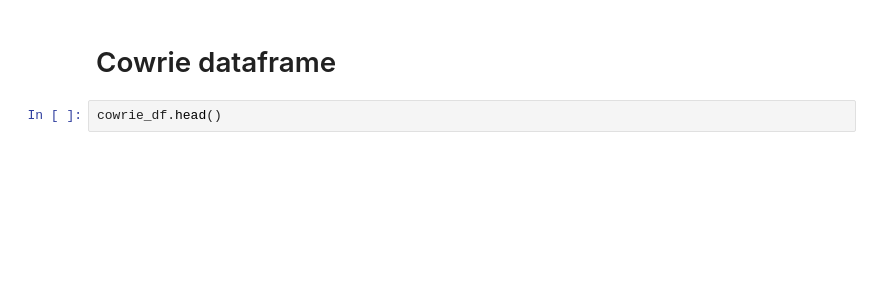
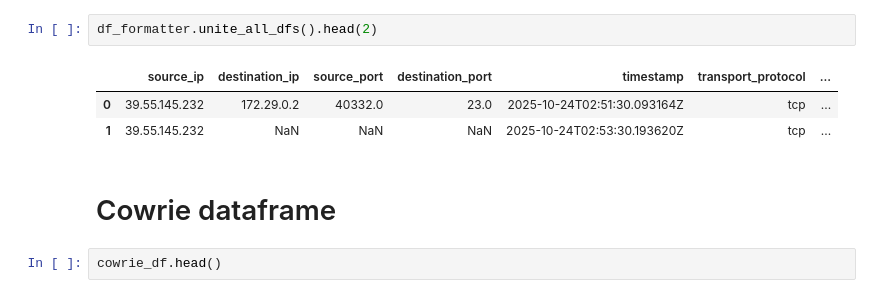
Before and after one commit to francescacraievich/real-time-cyber-anomaly-detection, a Jupyter notebook: df_summary.ipynb, the cells around one changed output. Cells and saved outputs as stored; diff of their text form; blank space fills up the shorter version.

```diff
--- a/df_summary.ipynb
+++ b/df_summary.ipynb
@@ -33,3 +118,9 @@ df_formatter.cowrie_df.head(10)
+# %%
+df_formatter.unite_all_dfs().head(2)
+# %% [output]
+|  | source_ip | destination_ip | source_port | destination_port | timestamp | transport_protocol | ... |
+| 0 | 39.55.145.232 | 172.29.0.2 | 40332.0 | 23.0 | 2025-10-24T02:51:30.093164Z | tcp | ... |
+| 1 | 39.55.145.232 | NaN | NaN | NaN | 2025-10-24T02:53:30.193620Z | tcp | ... |
 # %% [markdown]
 # Cowrie dataframe
 # %%
```
Also changed, not shown: parts of 5 cells of this notebook, 3 other files.
